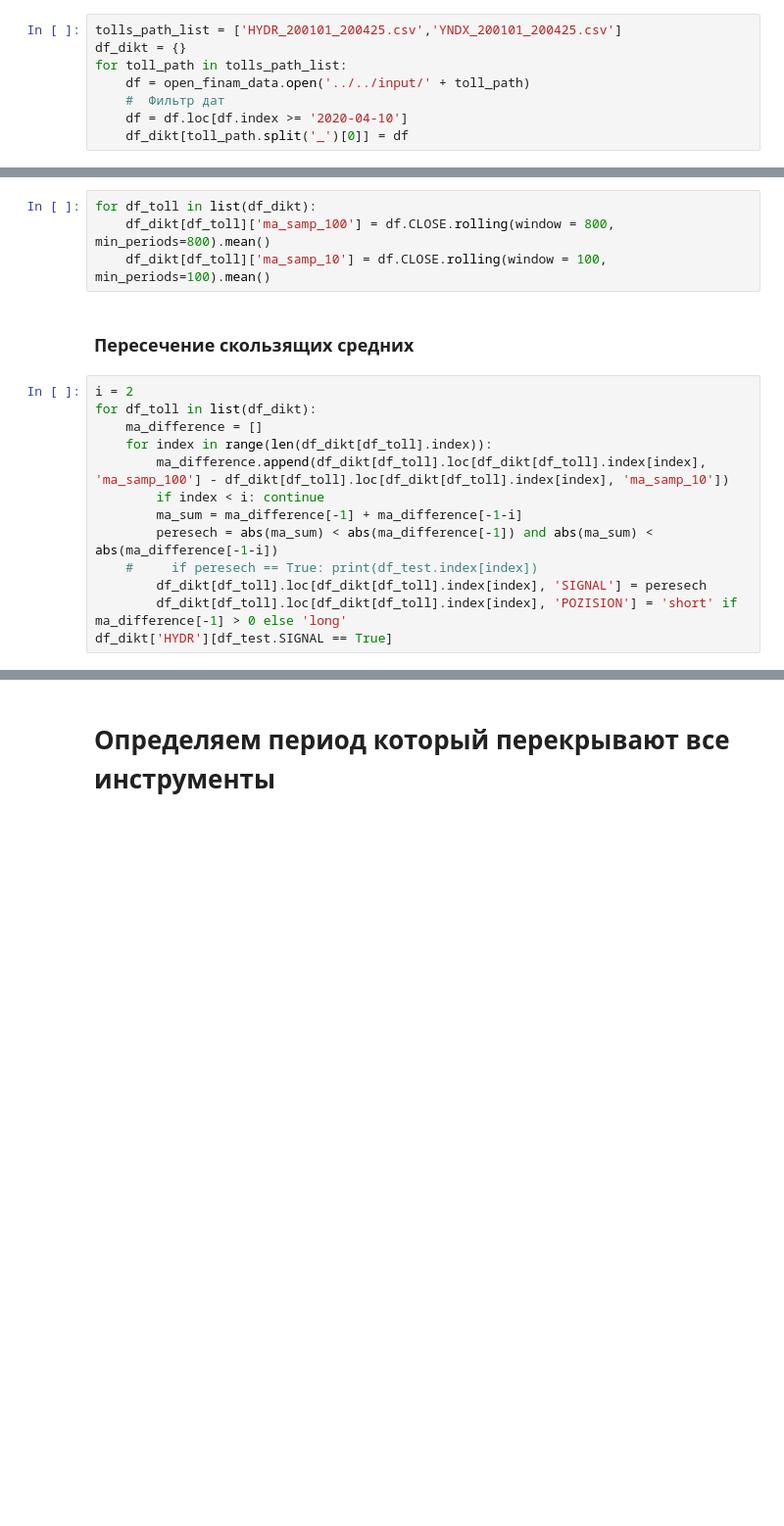
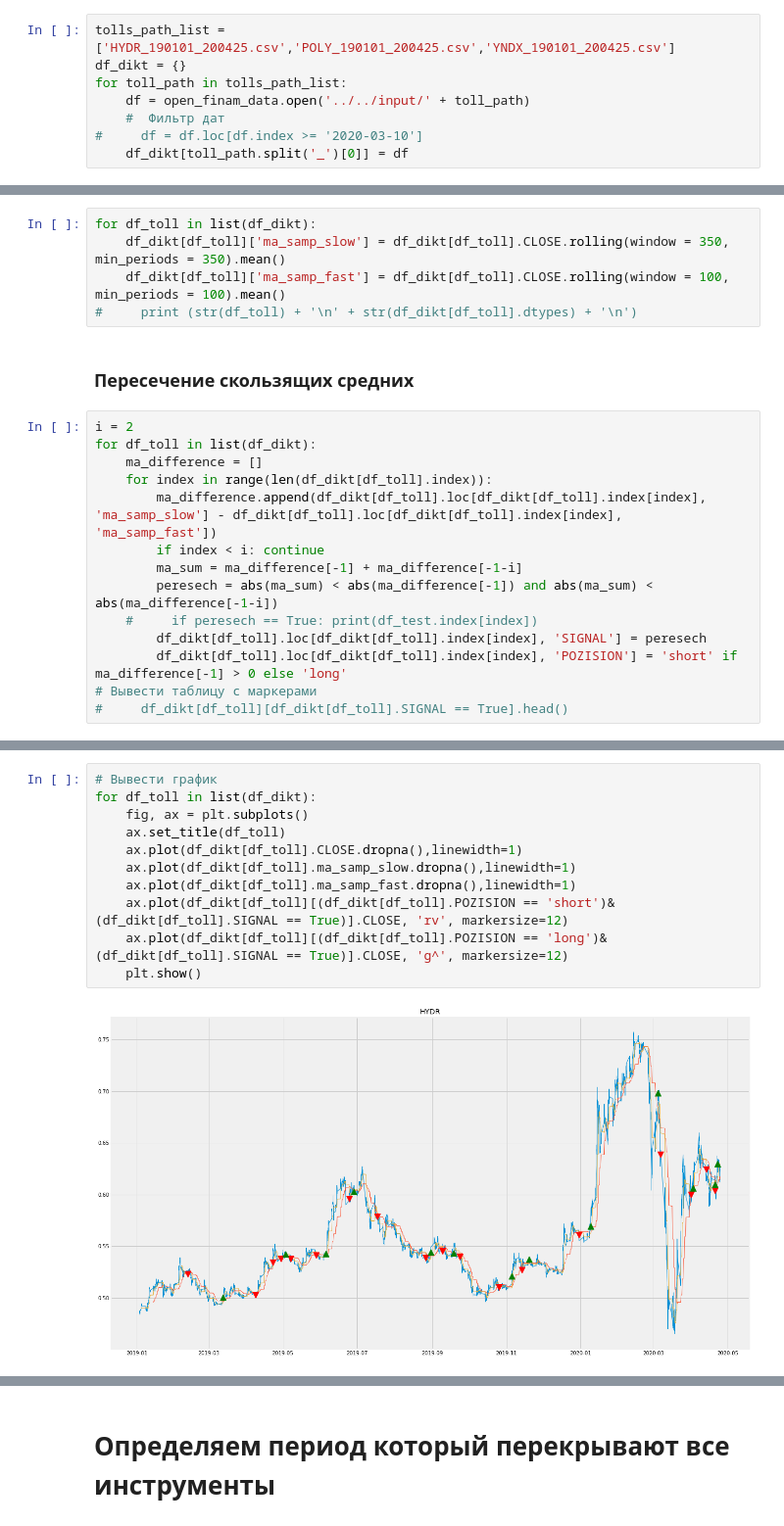
Before and after one commit to Mikhaylov-yv/Trad_histori_test, a Jupyter notebook: historical_test_1.ipynb, the cells around one changed output, grey strips where cells are left out. Shown at 98% size. Saved outputs shown, nothing was run; the diff lists cells and outputs as text; blank space fills up the shorter version.

```diff
--- a/historical_test_1.ipynb
+++ b/historical_test_1.ipynb
@@ -16,10 +16,10 @@ plt.rcParams['figure.figsize'] = (20, 12)
 # %% [markdown]
 ## Получение данных свечей
 # %%
-tolls_path_list = ['HYDR_200101_200425.csv','YNDX_200101_200425.csv']
+tolls_path_list = ['HYDR_190101_200425.csv','POLY_190101_200425.csv','YNDX_190101_200425.csv']
 df_dikt = {}
 for toll_path in tolls_path_list:
     df = open_finam_data.open('../../input/' + toll_path)
     #  Фильтр дат
-    df = df.loc[df.index >= '2020-04-10']
+#     df = df.loc[df.index >= '2020-03-10']
     df_dikt[toll_path.split('_')[0]] = df
@@ -47,8 +29,9 @@ df
 ### Скользящее среднее
 # %%
 for df_toll in list(df_dikt):
-    df_dikt[df_toll]['ma_samp_100'] = df.CLOSE.rolling(window = 800, min_periods=800).mean()
-    df_dikt[df_toll]['ma_samp_10'] = df.CLOSE.rolling(window = 100, min_periods=100).mean()
+    df_dikt[df_toll]['ma_samp_slow'] = df_dikt[df_toll].CLOSE.rolling(window = 350, min_periods = 350).mean()
+    df_dikt[df_toll]['ma_samp_fast'] = df_dikt[df_toll].CLOSE.rolling(window = 100, min_periods = 100).mean()
+#     print (str(df_toll) + '\n' + str(df_dikt[df_toll].dtypes) + '\n')
 # %% [markdown]
 ### Пересечение скользящих средних
 # %%
@@ -56,11 +39,12 @@ i = 2
 for df_toll in list(df_dikt):
     ma_difference = []
     for index in range(len(df_dikt[df_toll].index)):
-        ma_difference.append(df_dikt[df_toll].loc[df_dikt[df_toll].index[index], 'ma_samp_100'] - df_dikt[df_toll].loc[df_dikt[df_toll].index[index], 'ma_samp_10'])
+        ma_difference.append(df_dikt[df_toll].loc[df_dikt[df_toll].index[index], 'ma_samp_slow'] - df_dikt[df_toll].loc[df_dikt[df_toll].index[index], 'ma_samp_fast'])
         if index < i: continue
         ma_sum = ma_difference[-1] + ma_difference[-1-i]
         peresech = abs(ma_sum) < abs(ma_difference[-1]) and abs(ma_sum) < abs(ma_difference[-1-i])
     #     if peresech == True: print(df_test.index[index])
         df_dikt[df_toll].loc[df_dikt[df_toll].index[index], 'SIGNAL'] = peresech
         df_dikt[df_toll].loc[df_dikt[df_toll].index[index], 'POZISION'] = 'short' if ma_difference[-1] > 0 else 'long'
-df_dikt['HYDR'][df_test.SIGNAL == True]
+# Вывести таблицу с маркерами
+#     df_dikt[df_toll][df_dikt[df_toll].SIGNAL == True].head()
@@ -79,0 +51,13 @@ df_dikt['HYDR'].loc[:,['CLOSE','ma_samp_100','ma_samp_10']].plot()
+# %%
+# Вывести график
+for df_toll in list(df_dikt):
+    fig, ax = plt.subplots()
+    ax.set_title(df_toll)
+    ax.plot(df_dikt[df_toll].CLOSE.dropna(),linewidth=1)
+    ax.plot(df_dikt[df_toll].ma_samp_slow.dropna(),linewidth=1)
+    ax.plot(df_dikt[df_toll].ma_samp_fast.dropna(),linewidth=1)
+    ax.plot(df_dikt[df_toll][(df_dikt[df_toll].POZISION == 'short')&(df_dikt[df_toll].SIGNAL == True)].CLOSE, 'rv', markersize=12)
+    ax.plot(df_dikt[df_toll][(df_dikt[df_toll].POZISION == 'long')&(df_dikt[df_toll].SIGNAL == True)].CLOSE, 'g^', markersize=12)
+    plt.show()
+# %% [output]
+[figure, added]
```
Also changed, not shown: parts of 12 cells of this notebook, 2 other files.
